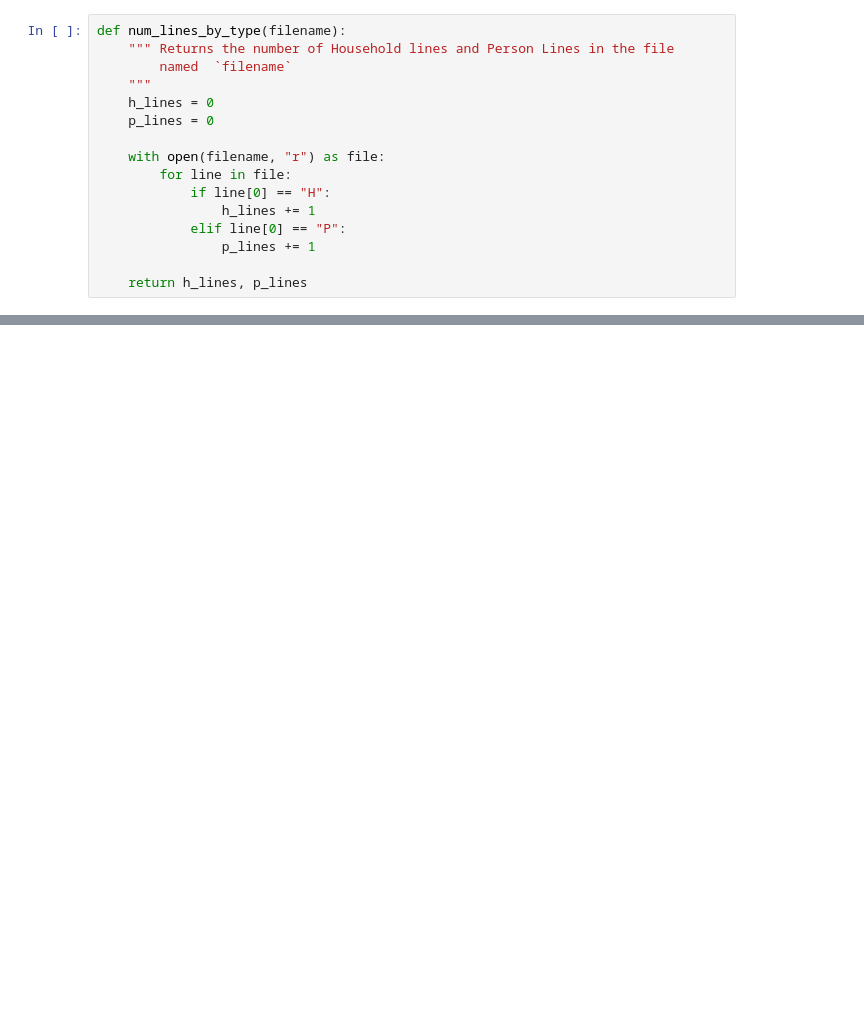
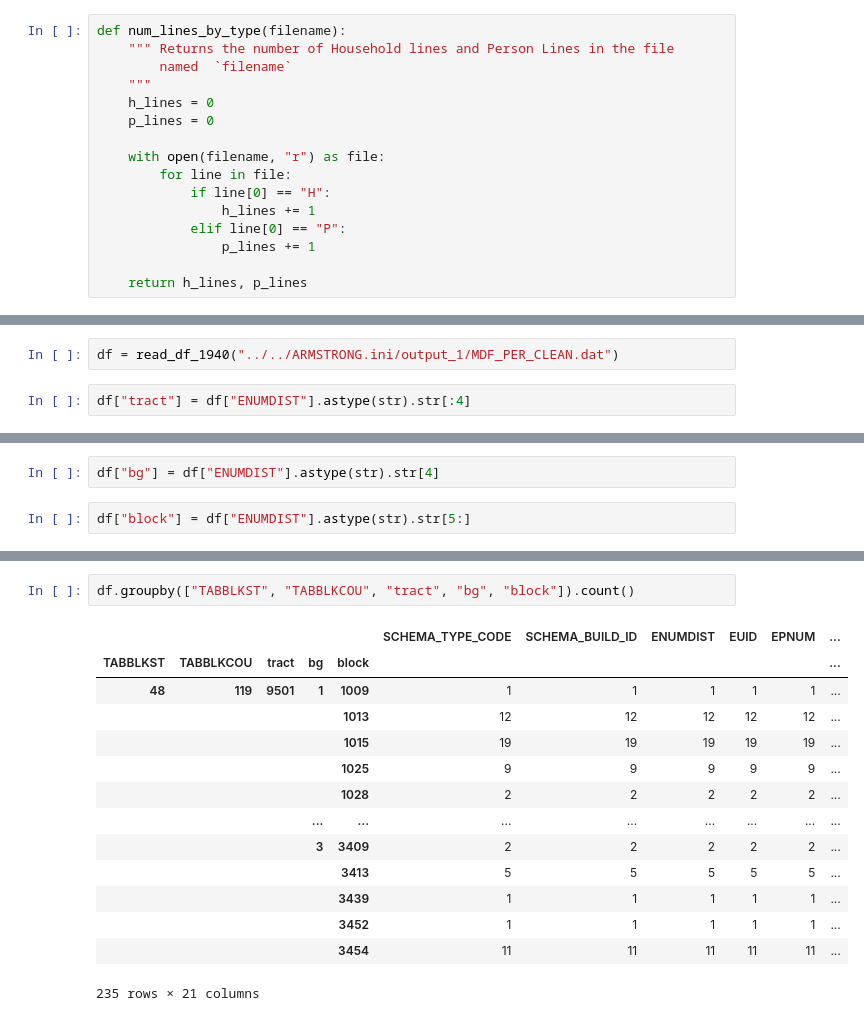
Before and after one commit to mggg/census-diff-privacy, a Jupyter notebook: reconstructions_to_ipums/convert_reconstructions_to_ipums.ipynb, the cells around one changed output, grey strips where cells are left out. Drawn from its saved outputs; the diff is of its cells as text; blank space fills up the shorter version.

```diff
--- a/reconstructions_to_ipums/convert_reconstructions_to_ipums.ipynb
+++ b/reconstructions_to_ipums/convert_reconstructions_to_ipums.ipynb
@@ -45,0 +47,4 @@ num_lines_by_type("reconstructed_dallas.dat")
+# %%
+df = read_df_1940("../../ARMSTRONG.ini/output_1/MDF_PER_CLEAN.dat")
+# %%
+df["tract"] = df["ENUMDIST"].astype(str).str[:4]
@@ -45,0 +53,4 @@ num_lines_by_type("reconstructed_dallas.dat")
+# %%
+df["bg"] = df["ENUMDIST"].astype(str).str[4]
+# %%
+df["block"] = df["ENUMDIST"].astype(str).str[5:]
@@ -45,0 +73,17 @@ num_lines_by_type("reconstructed_dallas.dat")
+# %%
+df.groupby(["TABBLKST", "TABBLKCOU", "tract", "bg", "block"]).count()
+# %% [output]
+|  |  |  |  |  | SCHEMA_TYPE_CODE | SCHEMA_BUILD_ID | ENUMDIST | EUID | EPNUM | ... |
+| TABBLKST | TABBLKCOU | tract | bg | block |  |  |  |  |  | ... |
+| 48 | 119 | 9501 | 1 | 1009 | 1 | 1 | 1 | 1 | 1 | ... |
+|  |  |  |  | 1013 | 12 | 12 | 12 | 12 | 12 | ... |
+|  |  |  |  | 1015 | 19 | 19 | 19 | 19 | 19 | ... |
+|  |  |  |  | 1025 | 9 | 9 | 9 | 9 | 9 | ... |
+|  |  |  |  | 1028 | 2 | 2 | 2 | 2 | 2 | ... |
+|  |  |  | ... | ... | ... | ... | ... | ... | ... | ... |
+|  |  |  | 3 | 3409 | 2 | 2 | 2 | 2 | 2 | ... |
+|  |  |  |  | 3413 | 5 | 5 | 5 | 5 | 5 | ... |
+|  |  |  |  | 3439 | 1 | 1 | 1 | 1 | 1 | ... |
+|  |  |  |  | 3452 | 1 | 1 | 1 | 1 | 1 | ... |
+|  |  |  |  | 3454 | 11 | 11 | 11 | 11 | 11 | ... |
+235 rows × 21 columns
```
Also changed, not shown: parts of 9 cells of this notebook, 1 other file.
